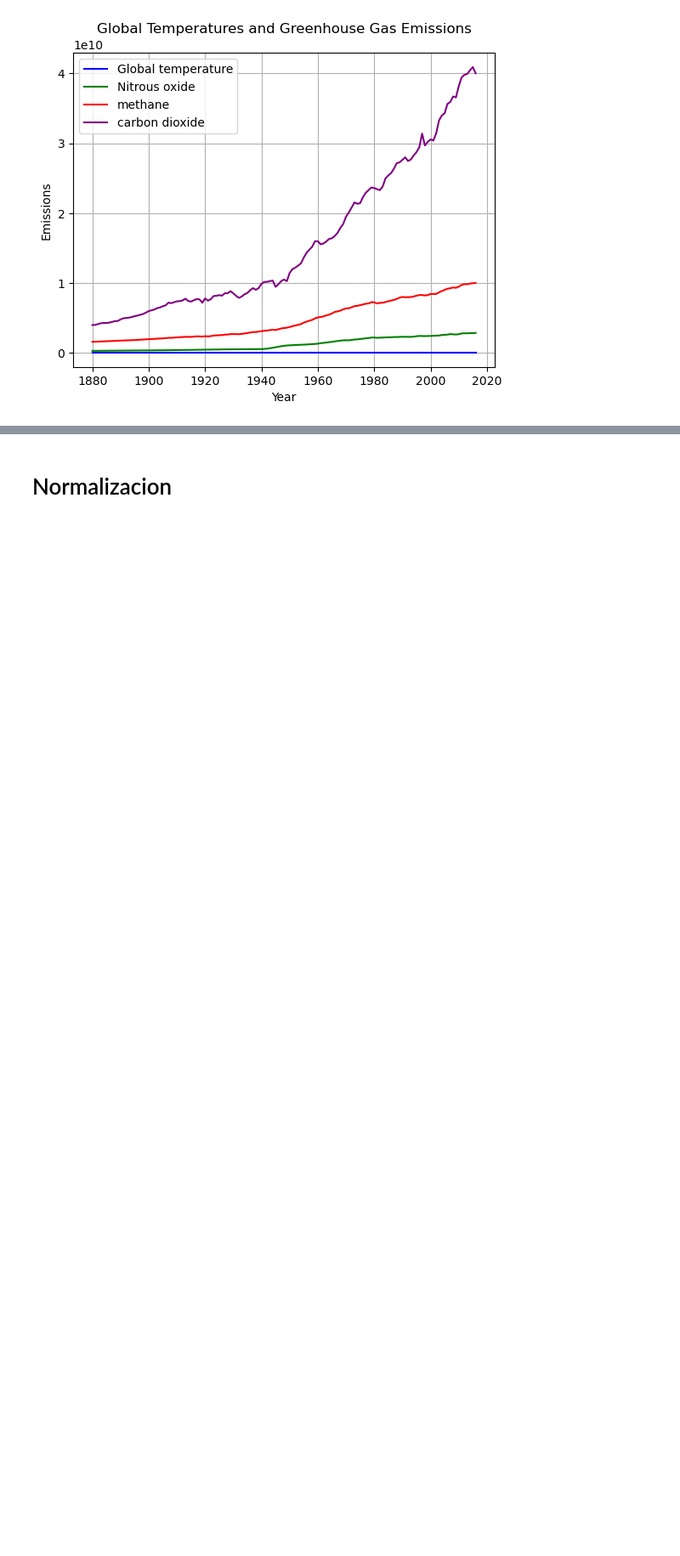
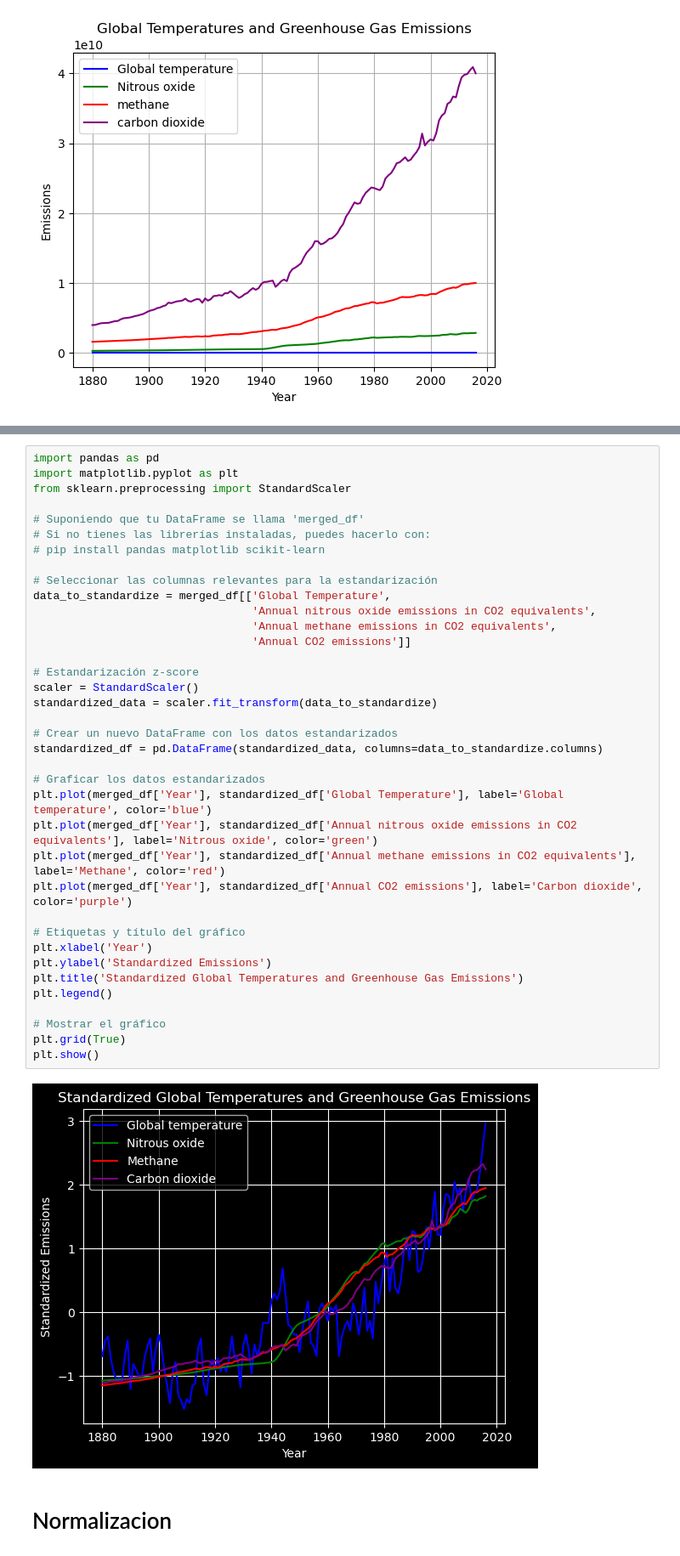
Before and after one commit to fionaabad/Climate-Change, a Jupyter notebook: greenhouse_ipynb/gh.ipynb, the cells around one changed output, grey strips where cells are left out. Shown at 85% size. Drawn from its saved outputs; the diff is of its cells as text; blank space fills up the shorter version.

```diff
--- a/greenhouse_ipynb/gh.ipynb
+++ b/greenhouse_ipynb/gh.ipynb
@@ -79,3 +81,42 @@ plt.show()
+# %%
+import pandas as pd
+import matplotlib.pyplot as plt
+from sklearn.preprocessing import StandardScaler
+
+# Suponiendo que tu DataFrame se llama 'merged_df'
+# Si no tienes las librerías instaladas, puedes hacerlo con:
+# pip install pandas matplotlib scikit-learn
+
+# Seleccionar las columnas relevantes para la estandarización
+data_to_standardize = merged_df[['Global Temperature',
+                                 'Annual nitrous oxide emissions in CO2 equivalents',
+                                 'Annual methane emissions in CO2 equivalents',
+                                 'Annual CO2 emissions']]
+
+# Estandarización z-score
+scaler = StandardScaler()
+standardized_data = scaler.fit_transform(data_to_standardize)
+
+# Crear un nuevo DataFrame con los datos estandarizados
+standardized_df = pd.DataFrame(standardized_data, columns=data_to_standardize.columns)
+
+# Graficar los datos estandarizados
+plt.plot(merged_df['Year'], standardized_df['Global Temperature'], label='Global temperature', color='blue')
+plt.plot(merged_df['Year'], standardized_df['Annual nitrous oxide emissions in CO2 equivalents'], label='Nitrous oxide', color='green')
+plt.plot(merged_df['Year'], standardized_df['Annual methane emissions in CO2 equivalents'], label='Methane', color='red')
+plt.plot(merged_df['Year'], standardized_df['Annual CO2 emissions'], label='Carbon dioxide', color='purple')
+
+# Etiquetas y título del gráfico
+plt.xlabel('Year')
+plt.ylabel('Standardized Emissions')
+plt.title('Standardized Global Temperatures and Greenhouse Gas Emissions')
+plt.legend()
+
+# Mostrar el gráfico
+plt.grid(True)
+plt.show()
+# %% [output]
+[figure, added]
 # %% [markdown]
 # Normalizacion
 # %%
```
Also changed, not shown: parts of 16 cells of this notebook, 7 other files.
